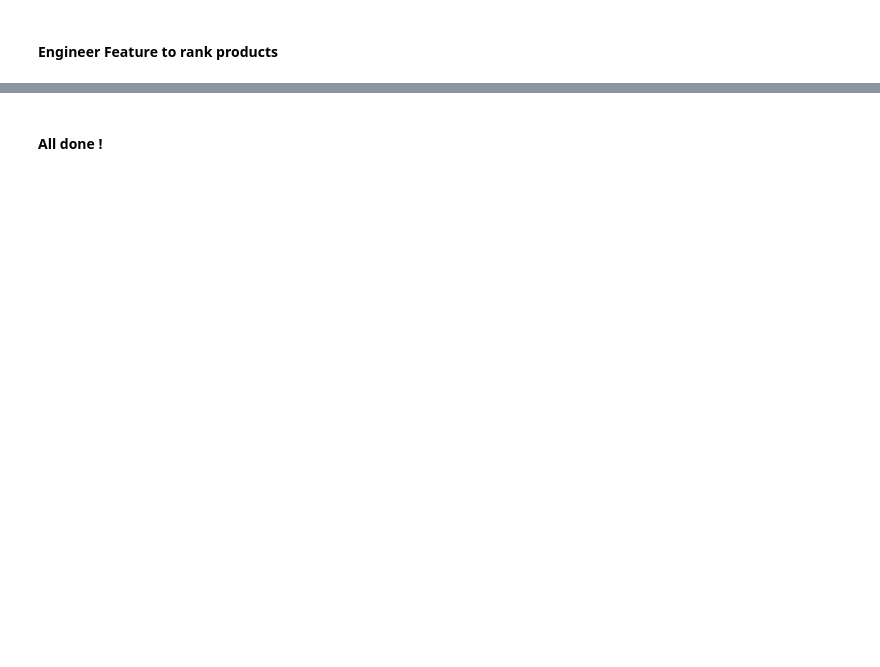
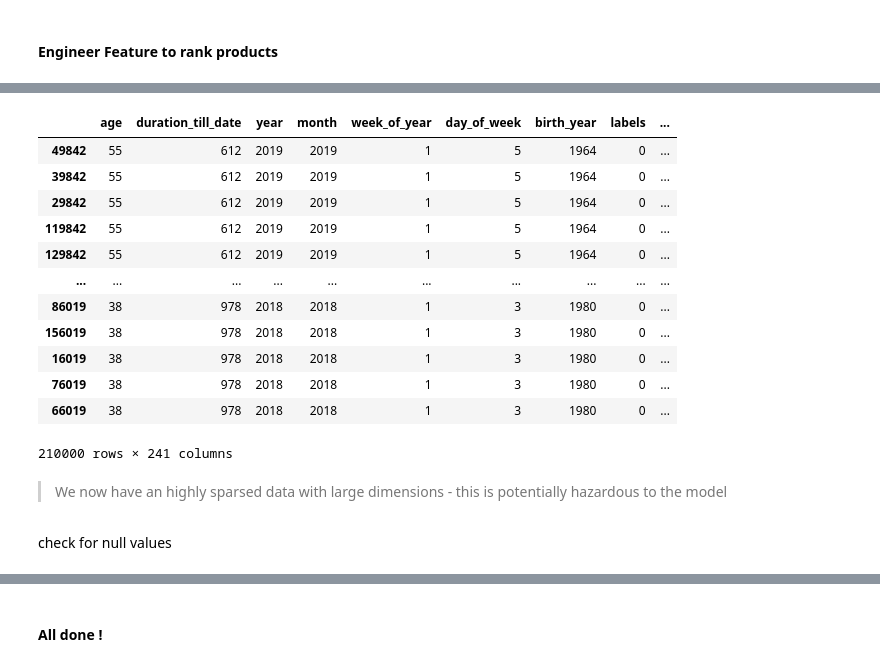
Before and after one commit to Patrick5455/Zimnat-Insurance-Challenge, a Jupyter notebook: modelling_notebook_colab.ipynb, the cells around one changed output, grey strips where cells are left out. Drawn from its saved outputs; the diff is of its cells as text; code cells hidden in the pictures; blank space fills up the shorter version.

```diff
--- a/modelling_notebook_colab.ipynb
+++ b/modelling_notebook_colab.ipynb
@@ -726,0 +760,22 @@ test_set_penalize
+# %%
+test_no_penalize_encode = encode_cat(test_set_no_penalize, cols_to_drop=['ID', 'ID X PCODE'])
+# %%
+test_no_penalize_encode
+# %% [output]
+|  | age | duration_till_date | year | month | week_of_year | day_of_week | birth_year | labels | ... |
+| 49842 | 55 | 612 | 2019 | 2019 | 1 | 5 | 1964 | 0 | ... |
+| 39842 | 55 | 612 | 2019 | 2019 | 1 | 5 | 1964 | 0 | ... |
+| 29842 | 55 | 612 | 2019 | 2019 | 1 | 5 | 1964 | 0 | ... |
+| 119842 | 55 | 612 | 2019 | 2019 | 1 | 5 | 1964 | 0 | ... |
+| 129842 | 55 | 612 | 2019 | 2019 | 1 | 5 | 1964 | 0 | ... |
+| ... | ... | ... | ... | ... | ... | ... | ... | ... | ... |
+| 86019 | 38 | 978 | 2018 | 2018 | 1 | 3 | 1980 | 0 | ... |
+| 156019 | 38 | 978 | 2018 | 2018 | 1 | 3 | 1980 | 0 | ... |
+| 16019 | 38 | 978 | 2018 | 2018 | 1 | 3 | 1980 | 0 | ... |
+| 76019 | 38 | 978 | 2018 | 2018 | 1 | 3 | 1980 | 0 | ... |
+| 66019 | 38 | 978 | 2018 | 2018 | 1 | 3 | 1980 | 0 | ... |
+210000 rows × 241 columns
+# %% [markdown]
+> We now have an highly sparsed data with large dimensions - this is potentially hazardous to the model
+# %% [markdown]
+check for null values
```
Also changed, not shown: parts of 52 cells of this notebook.
